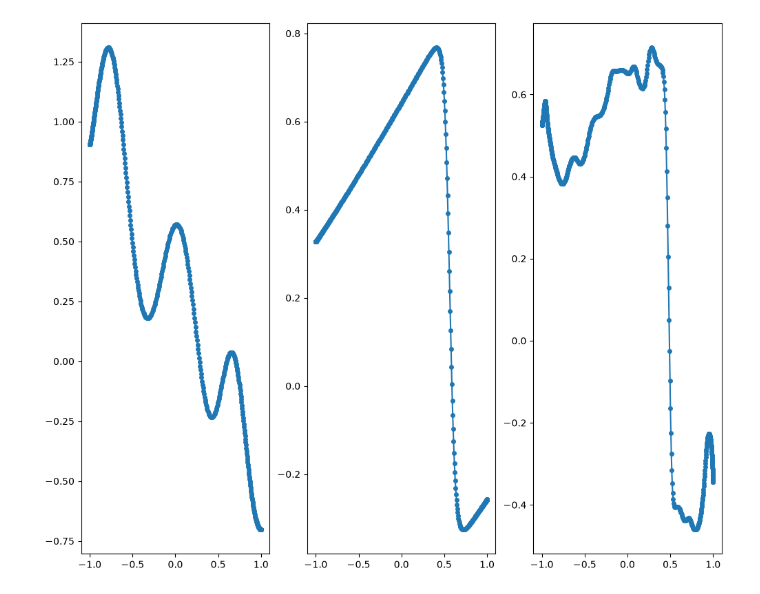
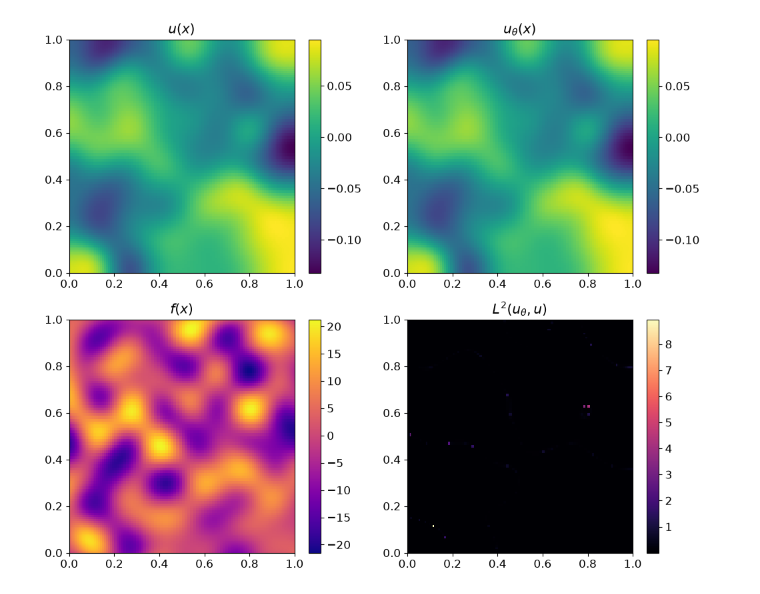
Before and after one commit to jens-nielsen/UltraNet, a Jupyter notebook: model_inspector.ipynb, the cells around one changed output. Cells and saved outputs as stored; diff of their text form; code cells hidden in the pictures.

```diff
--- a/model_inspector.ipynb
+++ b/model_inspector.ipynb
@@ -6,8 +6,10 @@ from src.models import NeuralOperatorModel, ModelType
 
 import matplotlib.pyplot as plt
 # %%
+from src.utils import LpLoss
 
-model_name = "ss_burgers_psr"
+
+model_name = "un_Darcy2D_nl1_long_wfix"
 
 with open(f'./models/{model_name}.json') as f:
     d = json.load(f)
@@ -15,15 +17,17 @@ with open(f'./models/{model_name}.json') as f:
 print(d)
 
 data_type = DataType(d["data"])
-
+cheby = False if d["model"] == "fno" else True
 data = NeuralOperatorDataset(data_type,
-                            is_cheby=False if d["model"] == "fno" else True,
+                            is_cheby=cheby,
                             ntrain=d["ntrain"],
                             ntest=d["ntest"],
-                            batch_size=d["batch_size"],
+                            batch_size=d["ntest"], # Can grab entire dataset
                             normalize=d["normalize"],
                             subsample=d["subsample"])
 
+
+loss_fn = LpLoss(size_average=False, reduction=False).rel_no_reduction
 
 model_params = {k: eval(v) for k, v in (arg.split('=') for arg in d["arg"])}
 model = NeuralOperatorModel(ModelType(d["model"]), data=data_type, **model_params)
@@ -34,21 +38,87 @@ model.load_state_dict(torch.load(f"./models/{model_name}.pt", map_location=torch
 <All keys matched successfully>
 # %%
+from src.utils.data import generate_grid
+
+plt.rcParams.update({'font.size': 12})
+
+
 def visualize_output(model: NeuralOperatorModel, data: NeuralOperatorDataset):
     a, u = next(iter(data.test_loader))
-    a, u = a[0:1], u[0:1]
-    if data_type == DataType.BURGERS or DataType.BURGERS_PERIODIC or DataType.BURGERS_PSROBIN:
-        out = model(a).detach().numpy()
+    idx = 0
+    a, u = a[idx:idx+1], u[idx:idx+1]
+    grid = (a[0, ... , 1:] + 1) * 0.5
+    out = model(a)
+    error = loss_fn(out, u)
 
-        grid = a[... , 1:]
+    out = out.detach()
+    error = error.detach()
+    print("a.shape: ", a.shape)
+    print("u.shape: ", u.shape)
+    print("grid.shape: ", grid.shape)
+    print("out.shape: ", out.shape)
+    print("error.shape: ", error.shape)
 
-        fig, axs = plt.subplots(1, 3, figsize=(12, 10))
-        markevery = 1
-        axs[0].plot(grid[0], a[0,..., 0:1], 'o', ls='-', ms=4, markevery=markevery)
-        axs[1].plot(grid[0], u[0], 'o', ls='-', ms=4, markevery=markevery)
-        axs[2].plot(grid[0], out[0], 'o', ls='-', ms=4, markevery=markevery)
-
+    if data.cfg.d == 1:
+        fig, axs = plt.subplots(1, 1, figsize=(6, 6))
+        markevery = 3
+        axs.plot(grid, a[0, ..., 0], '-.', ms=8, markevery=markevery, label=r'$u(x, 0)$')
+        axs.plot(grid, u[0], 'r', ls="-", linewidth=5, markevery=markevery+1, label=r'$u(x, 1)$')
+        axs.plot(grid, out[0], 'g', ls="-", ms=4, markevery=markevery, label=r'$u_\theta(x, 1)$')
+        plt.legend()
         plt.show()
 
+    if data.cfg.d == 2:
+
+        if data.cfg.o_d == 1:
+
+            fig, axs = plt.subplots(2, 2, figsize=(12, 10))
+
+            im1 = axs[0][0].pcolormesh(grid[..., 0], grid[..., 1], u[0, ..., 0], cmap='viridis', linewidth=0.5)
+            fig.colorbar(im1, ax=axs[0, 0])
+            axs[0][0].set_title(r"$u(x)$")
+
+            im2 = axs[0][1].pcolormesh(grid[..., 0], grid[..., 1], out[0, ..., 0], cmap='viridis', linewidth=0.5)
+            fig.colorbar(im2, ax=axs[0, 1])
+            axs[0][1].set_title(r"$u_\theta(x)$")
+
+            im0 = axs[1][0].pcolormesh(grid[..., 0], grid[..., 1], a[0, ..., 0], cmap='plasma', linewidth=0.5)
+            fig.colorbar(im0, ax=axs[1, 0])
+            axs[1][0].set_title(r"$f(x)$")
+
+            im3 = axs[1][1].pcolormesh(grid[..., 0], grid[..., 1], error[0], cmap='magma', linewidth=0.5)
+            fig.colorbar(im3, ax=axs[1, 1])
+            axs[1][1].set_title(r"$L^2(u_\theta, u)$")
+
+            plt.show()
+
+        elif data.cfg.o_d == 2:
+
+            fig, axs = plt.subplots(2, 3, figsize=(16, 8))
+
+            im1 = axs[0][0].pcolormesh(grid[..., 0], grid[..., 1], u[0, ..., 0], cmap='viridis', linewidth=0.5)
+            fig.colorbar(im1, ax=axs[0, 0])
+            axs[0][0].set_title(r"$u(x)_{real}$")
+
+            im1 = axs[0][1].pcolormesh(grid[..., 0], grid[..., 1], u[0, ..., 1], cmap='viridis', linewidth=0.5)
+            fig.colorbar(im1, ax=axs[0, 1])
+            axs[0][1].set_title(r"$u(x)_{imag}$")
+
+            im2 = axs[1][0].pcolormesh(grid[..., 0], grid[..., 1], out[0, ..., 0], cmap='viridis', linewidth=0.5)
+            fig.colorbar(im2, ax=axs[1, 0])
+            axs[1][0].set_title(r"$u_{\theta, real}(x)$")
+
+            im2 = axs[1][1].pcolormesh(grid[..., 0], grid[..., 1], out[0, ..., 1], cmap='viridis', linewidth=0.5)
+            fig.colorbar(im2, ax=axs[1, 1])
+            axs[1][1].set_title(r"$u_{\theta, imag}(x)$")
+
+            im0 = axs[0][2].pcolormesh(grid[..., 0], grid[..., 1], a[0, ..., 0], cmap='plasma', linewidth=0.5)
+            fig.colorbar(im0, ax=axs[0, 2])
+            axs[0][2].set_title(r"$f(x)$")
+
+            im0 = axs[1][2].pcolormesh(grid[..., 0], grid[..., 1], error[0], cmap='magma', linewidth=0.5)
+            fig.colorbar(im0, ax=axs[1, 2])
+            axs[1][2].set_title(r"$L^2(u_\theta, u)$")
+            plt.show()
 
 visualize_output(model, data=data)
 # %% [output]
@@ -55 +130 @@ visualize_output(model, data=data)
-[figure, old version]
+[figure, new version]
```
Also changed, not shown: parts of 4 cells of this notebook, 8 other files.
